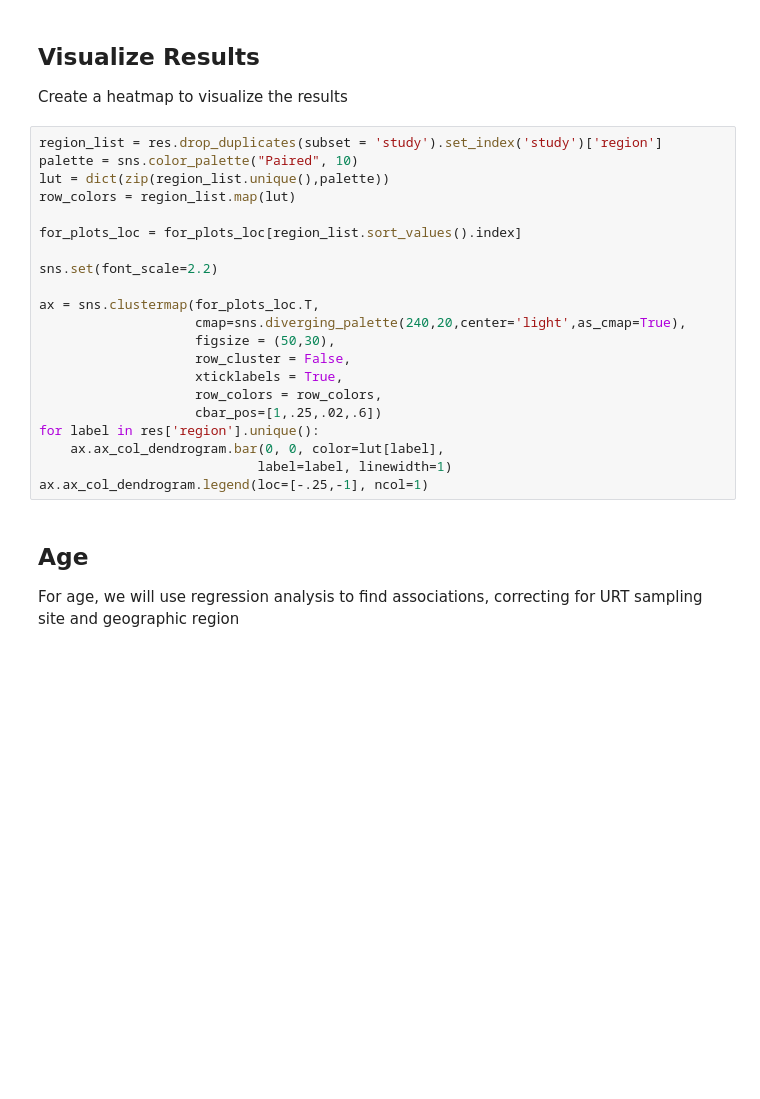
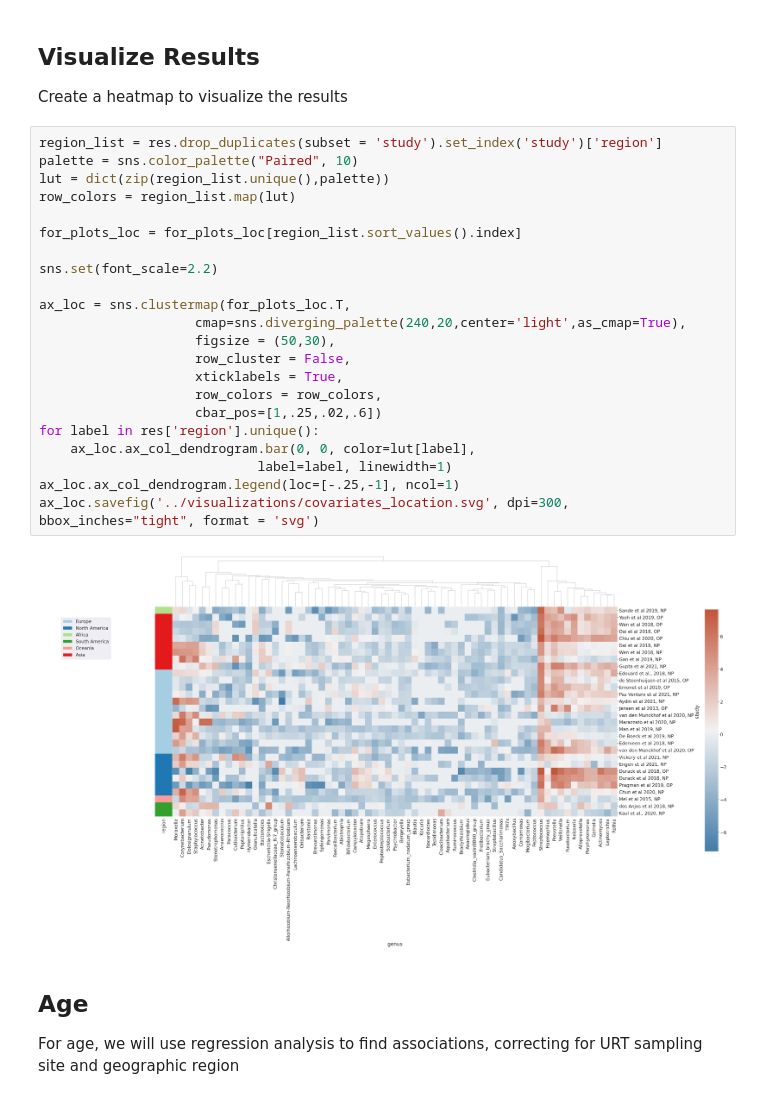
Before and after one commit to Gibbons-Lab/202_URTmetanalysis, a Jupyter notebook: notebooks/covariate_analysis.ipynb, the cells around one changed output. Saved outputs shown, nothing was run; the diff lists cells and outputs as text; blank space fills up the shorter version.

```diff
--- a/notebooks/covariate_analysis.ipynb
+++ b/notebooks/covariate_analysis.ipynb
@@ -69,24 +69,27 @@ Create a heatmap to visualize the results
 # %%
 region_list = res.drop_duplicates(subset = 'study').set_index('study')['region']
 palette = sns.color_palette("Paired", 10)
 lut = dict(zip(region_list.unique(),palette))
 row_colors = region_list.map(lut)
 
 for_plots_loc = for_plots_loc[region_list.sort_values().index]
 
 sns.set(font_scale=2.2)
 
-ax = sns.clustermap(for_plots_loc.T,
+ax_loc = sns.clustermap(for_plots_loc.T,
                     cmap=sns.diverging_palette(240,20,center='light',as_cmap=True),
                     figsize = (50,30),
                     row_cluster = False,
                     xticklabels = True,
                     row_colors = row_colors,
                     cbar_pos=[1,.25,.02,.6])
 for label in res['region'].unique():
-    ax.ax_col_dendrogram.bar(0, 0, color=lut[label],
+    ax_loc.ax_col_dendrogram.bar(0, 0, color=lut[label],
                             label=label, linewidth=1)
-ax.ax_col_dendrogram.legend(loc=[-.25,-1], ncol=1)
+ax_loc.ax_col_dendrogram.legend(loc=[-.25,-1], ncol=1)
+ax_loc.savefig('../visualizations/covariates_location.svg', dpi=300, bbox_inches="tight", format = 'svg')
+# %% [output]
+[figure, added]
 # %% [markdown]
 ## Age
 
```
Also changed, not shown: parts of 4 cells of this notebook, 1 other file.
